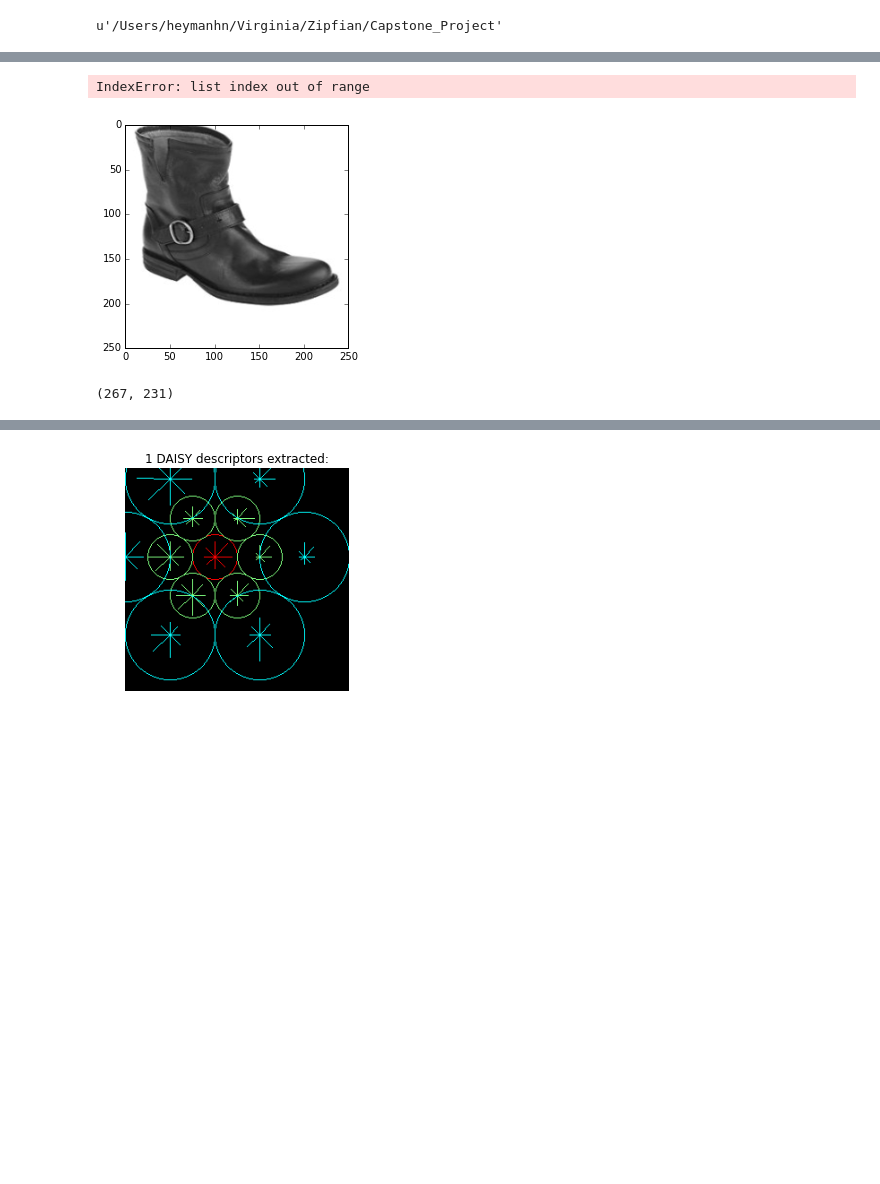
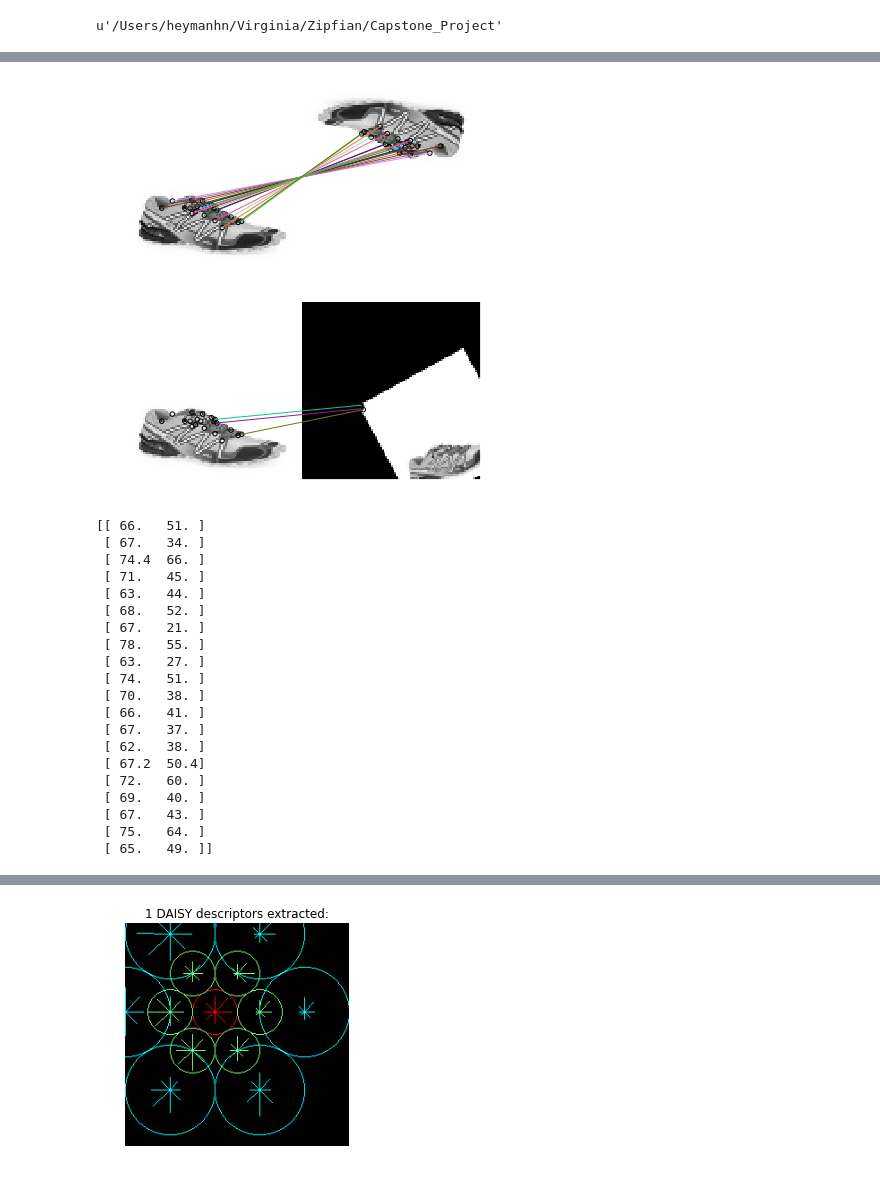
Before and after one commit to adolfoeliazat/Tinderella, a Jupyter notebook: classify_shoes.ipynb, the cells around one changed output, grey strips where cells are left out. Saved outputs shown, nothing was run; the diff lists cells and outputs as text; code cells hidden in the pictures; blank space fills up the shorter version.

```diff
--- a/classify_shoes.ipynb
+++ b/classify_shoes.ipynb
@@ -138,56 +146,69 @@ array([[False, False, False, ..., False, False, False],
 # %%
-ORB Detector
+# ORB Detector
 from skimage import data
 from skimage import transform as tf
 from skimage.feature import (match_descriptors, corner_harris,
                              corner_peaks, ORB, plot_matches)
 from skimage.color import rgb2gray
 import matplotlib.pyplot as plt
+im1 = color.rgb2gray(resize(image, (100,100)))
+img2 = tf.rotate(img1, 180)
+tform = tf.AffineTransform(scale=(1.5, 1.5), rotation=0.5,
+                           translation=(0, -100))
+img3 = tf.warp(img1, tform)
 
-original = data.imread('%s/%s/%s' % (store, category,file_name), as_grey=False).astype('int32')
-original_resized = rgb2gray(resize(original, (250,250)))
-img1 = original_resized
-img2 = tf.rotate(img1, 180)
-plt.imshow(img1)
-tform = tf.AffineTransform(scale=(1.3, 1.1), rotation=0.5,
-                           translation=(0, -200))
-img3 = tf.warp(img1, tform)
+descriptor_extractor = ORB(n_keypoints=200)
 
 descriptor_extractor = ORB(n_keypoints=20)
 
 descriptor_extractor.detect_and_extract(img1)
 keypoints1 = descriptor_extractor.keypoints
 descriptors1 = descriptor_extractor.descriptors
 
-# descriptor_extractor.detect_and_extract(img2)
-# keypoints2 = descriptor_extractor.keypoints
-# descriptors2 = descriptor_extractor.descriptors
+descriptor_extractor.detect_and_extract(img2)
+keypoints2 = descriptor_extractor.keypoints
+descriptors2 = descriptor_extractor.descriptors
 
-# descriptor_extractor.detect_and_extract(img3)
-# keypoints3 = descriptor_extractor.keypoints
-# descriptors3 = descriptor_extractor.descriptors
+descriptor_extractor.detect_and_extract(img3)
+keypoints3 = descriptor_extractor.keypoints
+descriptors3 = descriptor_extractor.descriptors
 
-# matches12 = match_descriptors(descriptors1, descriptors2, cross_check=True)
-# matches13 = match_descriptors(descriptors1, descriptors3, cross_check=True)
+matches12 = match_descriptors(descriptors1, descriptors2, cross_check=True)
+matches13 = match_descriptors(descriptors1, descriptors3, cross_check=True)
 
-# fig, ax = plt.subplots(nrows=2, ncols=1)
+fig, ax = fig, ax = plt.subplots(nrows=2, ncols=1, figsize = (12,7))
 
-# plt.gray()
+plot_matches(ax[0], img1, img2, keypoints1, keypoints2, matches12)
+ax[0].axis('off')
 
-# plot_matches(ax[0], img1, img2, keypoints1, keypoints2, matches12)
-# ax[0].axis('off')
+plot_matches(ax[1], img1, img3, keypoints1, keypoints3, matches13)
+ax[1].axis('off')
 
-# plot_matches(ax[1], img1, img3, keypoints1, keypoints3, matches13)
-# ax[1].axis('off')
+plt.show()
 
-# plt.show()
+print keypoints1
 # %% [output]
+[figure, new version]
-IndexError: list index out of range
+[[ 66.   51. ]
+ [ 67.   34. ]
+ [ 74.4  66. ]
+ [ 71.   45. ]
+ [ 63.   44. ]
+ [ 68.   52. ]
+ [ 67.   21. ]
+ [ 78.   55. ]
+ [ 63.   27. ]
+ [ 74.   51. ]
+ [ 70.   38. ]
+ [ 66.   41. ]
+ [ 67.   37. ]
+ [ 62.   38. ]
+ [ 67.2  50.4]
+ [ 72.   60. ]
+ [ 69.   40. ]
+ [ 67.   43. ]
+ [ 75.   64. ]
+ [ 65.   49. ]]
-[figure, old version]
-# %%
-rgb2gray(image)
-# %% [output]
-(267, 231)
 # %%
 # BRIEF binary descriptor
 from skimage import data
```
Also changed, not shown: parts of 8 cells of this notebook, 3 other files.
